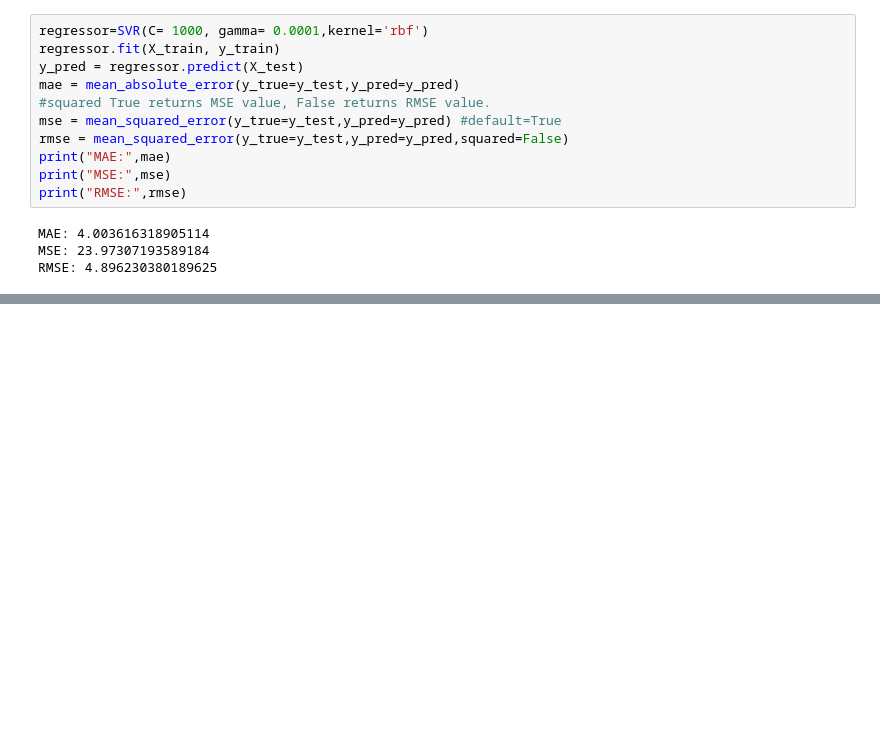
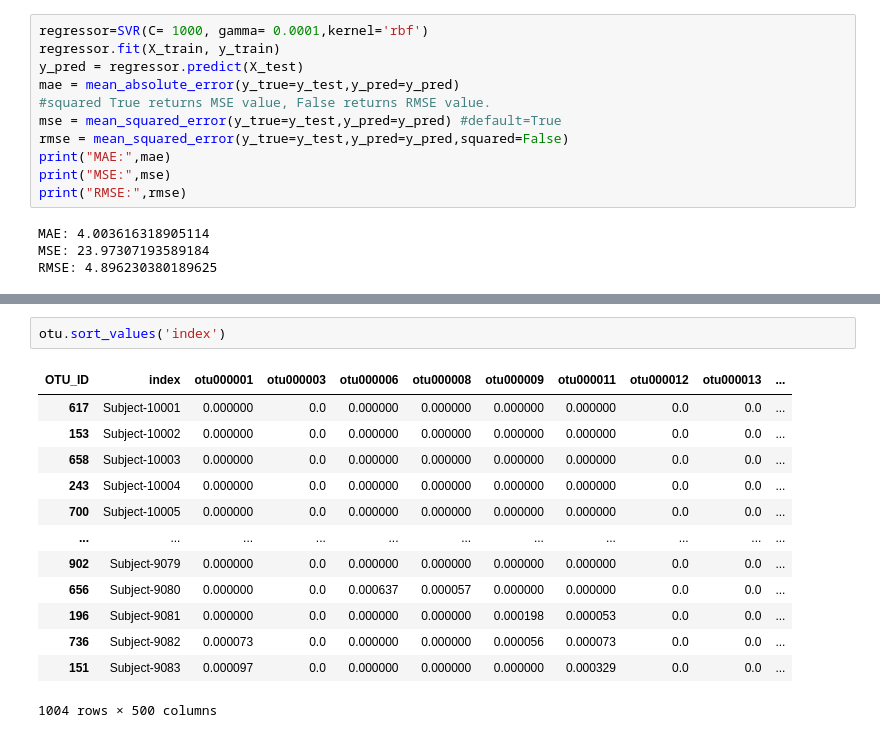
Before and after one commit to ShushantaFuse/WINKS_research, a Jupyter notebook: notebook/indain_data.ipynb, the cells around one changed output, grey strips where cells are left out. Drawn from its saved outputs; the diff is of its cells as text; blank space fills up the shorter version.

```diff
--- a/notebook/indain_data.ipynb
+++ b/notebook/indain_data.ipynb
@@ -328,0 +371,16 @@ RMSE: 4.896230380189625
+# %%
+otu.sort_values('index')
+# %% [output]
+| OTU_ID | index | otu000001 | otu000003 | otu000006 | otu000008 | otu000009 | otu000011 | otu000012 | otu000013 | ... |
+| 617 | Subject-10001 | 0.000000 | 0.0 | 0.000000 | 0.000000 | 0.000000 | 0.000000 | 0.0 | 0.0 | ... |
+| 153 | Subject-10002 | 0.000000 | 0.0 | 0.000000 | 0.000000 | 0.000000 | 0.000000 | 0.0 | 0.0 | ... |
+| 658 | Subject-10003 | 0.000000 | 0.0 | 0.000000 | 0.000000 | 0.000000 | 0.000000 | 0.0 | 0.0 | ... |
+| 243 | Subject-10004 | 0.000000 | 0.0 | 0.000000 | 0.000000 | 0.000000 | 0.000000 | 0.0 | 0.0 | ... |
+| 700 | Subject-10005 | 0.000000 | 0.0 | 0.000000 | 0.000000 | 0.000000 | 0.000000 | 0.0 | 0.0 | ... |
+| ... | ... | ... | ... | ... | ... | ... | ... | ... | ... | ... |
+| 902 | Subject-9079 | 0.000000 | 0.0 | 0.000000 | 0.000000 | 0.000000 | 0.000000 | 0.0 | 0.0 | ... |
+| 656 | Subject-9080 | 0.000000 | 0.0 | 0.000637 | 0.000057 | 0.000000 | 0.000000 | 0.0 | 0.0 | ... |
+| 196 | Subject-9081 | 0.000000 | 0.0 | 0.000000 | 0.000000 | 0.000198 | 0.000053 | 0.0 | 0.0 | ... |
+| 736 | Subject-9082 | 0.000073 | 0.0 | 0.000000 | 0.000000 | 0.000056 | 0.000073 | 0.0 | 0.0 | ... |
+| 151 | Subject-9083 | 0.000097 | 0.0 | 0.000000 | 0.000000 | 0.000000 | 0.000329 | 0.0 | 0.0 | ... |
+1004 rows × 500 columns
```
Also changed, not shown: parts of 20 cells of this notebook, 4 other files.
